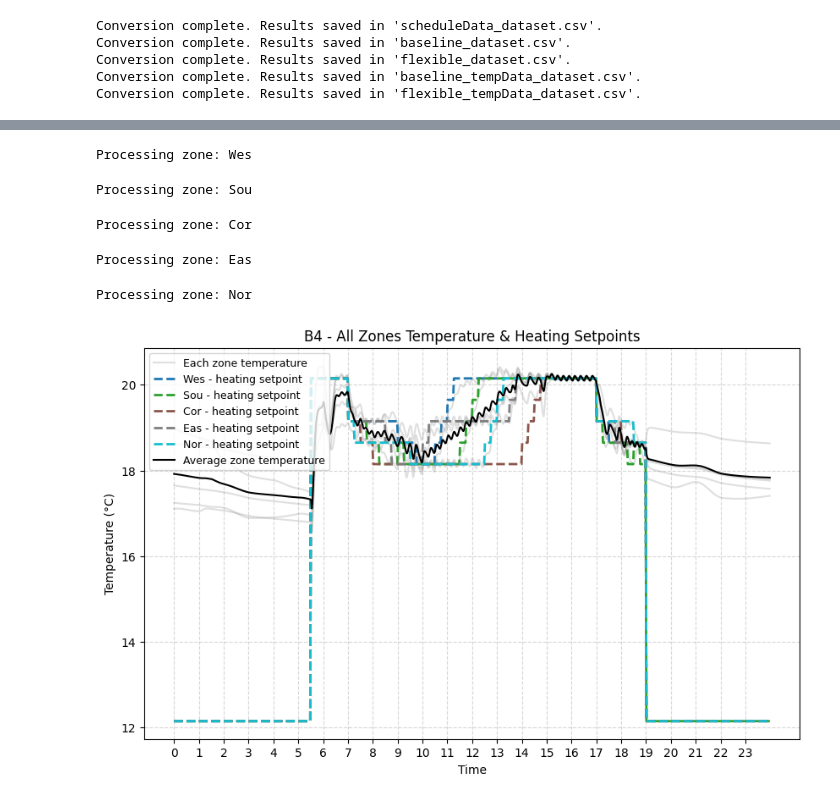
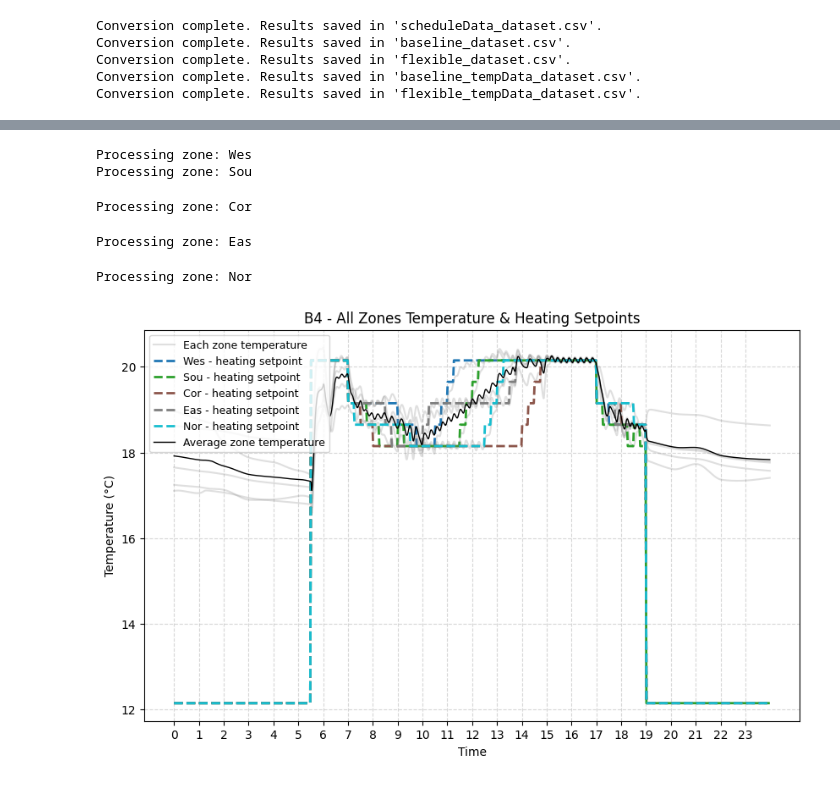
Before and after one commit to LBNL-ETA/DFLEXLIBS, a Jupyter notebook: examples/boptest/testcase_multizone_office_simple_air/results_os_c_1a_zone_temp_adj_inc_ratch/default_scenario/plot_results.ipynb, the cells around one changed output, grey strips where cells are left out. Cells and saved outputs as stored; diff of their text form; code cells hidden in the pictures.

Commit message:
update plot

```diff
--- a/examples/boptest/testcase_multizone_office_simple_air/results_os_c_1a_zone_temp_adj_inc_ratch/default_scenario/plot_results.ipynb
+++ b/examples/boptest/testcase_multizone_office_simple_air/results_os_c_1a_zone_temp_adj_inc_ratch/default_scenario/plot_results.ipynb
@@ -622,39 +621,39 @@ temperature_columns = all_temperatures_df.columns.difference(['time'])
 all_temperatures_df['average_temperature'] = all_temperatures_df[temperature_columns].mean(axis=1)
 
 # Plot average
 plt.plot(
     all_temperatures_df['time'],
     all_temperatures_df['average_temperature'],
     label='Average zone temperature',
-    linestyle='-', linewidth=1.5, color='black'
+    linestyle='-', linewidth=1, color='black'
 )
 
 # Time formatting
 plt.gca().xaxis.set_major_locator(mdates.HourLocator(interval=1))
 plt.gca().xaxis.set_major_formatter(mdates.DateFormatter('%H'))
 plt.xticks(rotation=0)
 
 # Set x-ticks to be every hour from 0 to 23
 hour_ticks = pd.date_range(start=f'{selected_day} 00:00:00', end=f'{selected_day} 23:00:00', freq='H')
 plt.xticks(ticks=hour_ticks, labels=[str(i) for i in range(24)], rotation=0)
 
 # Labels & Layout
 plt.title(f'{name_test_case} - All Zones Temperature & Heating Setpoints')
 plt.xlabel('Time')
 plt.ylabel('Temperature (°C)')
 plt.grid(True, linestyle='--', alpha=0.5)
 plt.legend(loc='upper left', fontsize=9, frameon=True)
 
 # Save and show
 plt.savefig(f'{scenario_test_case}_allZones_setpoints_and_avgTemp.png', bbox_inches='tight', dpi=300)
 plt.show()
 # %% [output]
 Processing zone: Wes
+Processing zone: Sou
-Processing zone: Sou
+Processing zone: Cor
-Processing zone: Cor
+Processing zone: Eas
-Processing zone: Eas
+Processing zone: Nor
-Processing zone: Nor
-[figure, old version]
+[figure, new version]
 # %%
 # # Choose a specific day
 # selected_day = '1970-01-25'
```
Also changed, not shown: parts of 2 cells of this notebook, 5 other files.
